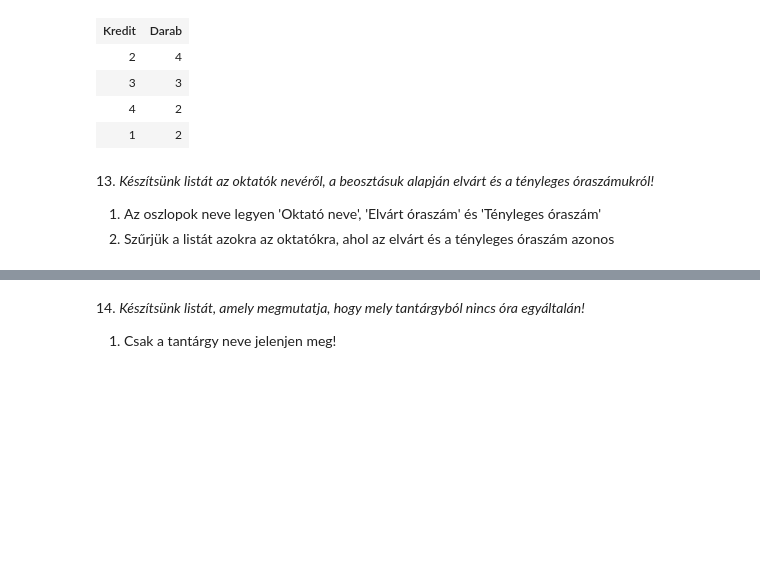
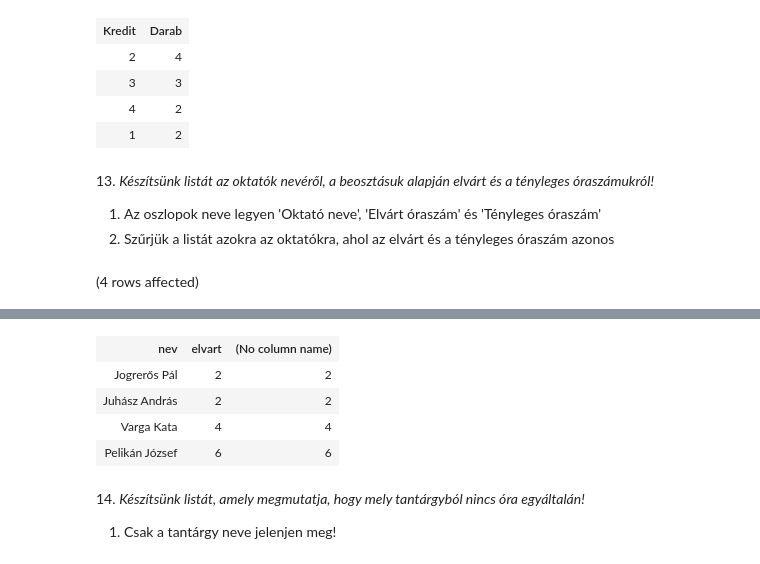
Before and after one commit to mlevente0703/sqlgyak03, a Jupyter notebook: gyakorlat03_feladatok.ipynb, the cells around one changed output, grey strips where cells are left out. Cells and saved outputs as stored; diff of their text form; code cells hidden in the pictures; blank space fills up the shorter version.

```diff
--- a/gyakorlat03_feladatok.ipynb
+++ b/gyakorlat03_feladatok.ipynb
@@ -325,3 +325,11 @@ Total execution time: 00:00:00.017
 
 1. Az oszlopok neve legyen 'Oktató neve', 'Elvárt óraszám' és 'Tényleges óraszám'
 2. Szűrjük a listát azokra az oktatókra, ahol az elvárt és a tényleges óraszám azonos
+# %%
+SELECT o.nev, b.elvart, count(*)
+from Oktatok o join Beosztasok b on o.beosztás=b.beosztas_id
+                join Orak on Orak.tanar=o.oktato_id
+group by o.nev, b.elvart
+having count(*)=b.elvart
+# %% [output]
+(4 rows affected)
@@ -328,3 +337,8 @@ Total execution time: 00:00:00.017
+| nev | elvart | (No column name) |
+| Jogrerős Pál | 2 | 2 |
+| Juhász András | 2 | 2 |
+| Varga Kata | 4 | 4 |
+| Pelikán József | 6 | 6 |
 # %% [markdown]
 14. _Készítsünk listát, amely megmutatja, hogy mely tantárgyból nincs óra egyáltalán!_
 
```
Also changed, not shown: parts of 3 cells of this notebook.
